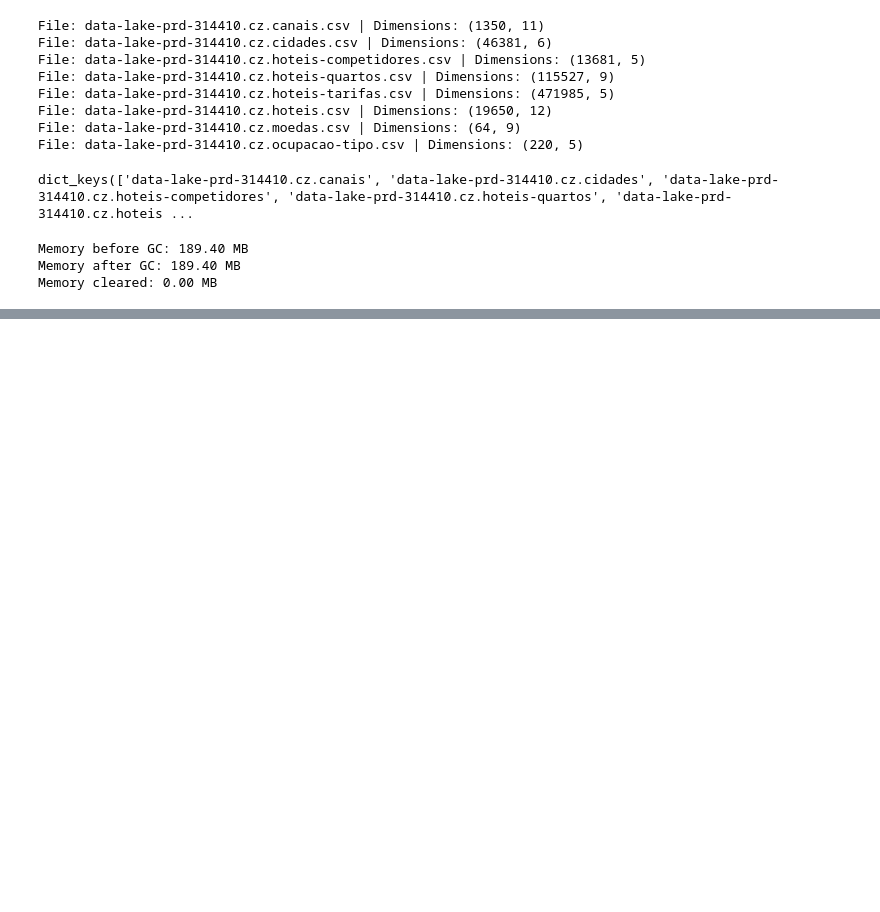
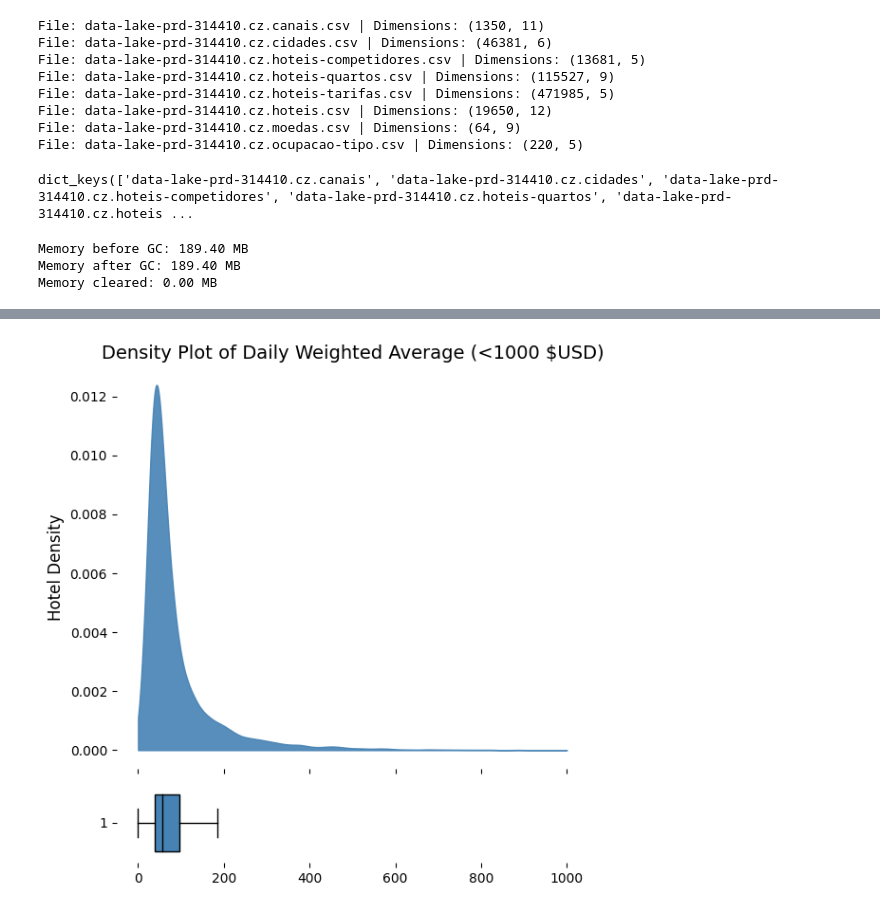
Before and after one commit to Le-bruit-de-nos-pas/hotels_brazil_googlecloud, a Jupyter notebook: hotels_chanels_comib.ipynb, the cells around one changed output, grey strips where cells are left out. Drawn from its saved outputs; the diff is of its cells as text; code cells hidden in the pictures; blank space fills up the shorter version.

```diff
--- a/hotels_chanels_comib.ipynb
+++ b/hotels_chanels_comib.ipynb
@@ -84,0 +126,3 @@ Memory cleared: 0.00 MB
+# %%
+data_lake_prd_314410_cz_pull_pesquisas_average_price_hotel_currency = pd.read_csv('c:\\Users\\paulo\\Desktop\\hotels brazil\\data\\other\\data-lake-prd-314410.cz.pull-pesquisas_average_price_hotel_currency.csv')
+data_lake_prd_314410_cz_moedas = pd.read_csv('c:\\Users\\paulo\\Desktop\\hotels brazil\\data\\lookups\\data-lake-prd-314410.cz.moedas.csv')
@@ -84,0 +138,12 @@ Memory cleared: 0.00 MB
+# %%
+data_lake_prd_314410_cz_pull_pesquisas_average_price_hotel_currency['weighted_mean_diaria_usd'] = \
+    data_lake_prd_314410_cz_pull_pesquisas_average_price_hotel_currency['weighted_mean_diaria'] * \
+        data_lake_prd_314410_cz_pull_pesquisas_average_price_hotel_currency['Cotacao_USD']
+# %%
+
+# Filter the DataFrame to keep only the rows where 'weighted_mean_diaria_usd' <= 1000
+filtered_df = data_lake_prd_314410_cz_pull_pesquisas_average_price_hotel_currency[data_lake_prd_314410_cz_pull_pesquisas_average_price_hotel_currency['weighted_mean_diaria_usd'] <= 1000]
+filtered_df = filtered_df[~filtered_df['weighted_mean_diaria_usd'].isin([float('inf'), -float('inf')])]
+filtered_df = filtered_df.dropna(subset=['weighted_mean_diaria_usd'])
+filtered_df = filtered_df['weighted_mean_diaria_usd']
+filtered_df
@@ -84,0 +163,36 @@ Memory cleared: 0.00 MB
+# %%
+
+
+# Plot the density using scipy's gaussian_kde
+kde = gaussian_kde(filtered_df)
+x = np.linspace(filtered_df.min(), filtered_df.max(), 1000)
+y = kde(x)
+
+# Create the figure and axes
+fig, (ax1, ax2) = plt.subplots(2, 1, figsize=(6, 6), gridspec_kw={'height_ratios': [5, 1]}, sharex=True)
+
+# --- First plot (Density plot) ---
+ax1.fill_between(x, y, color='steelblue', alpha=0.9)
+ax1.set_ylabel('Hotel Density', fontsize=12)
+ax1.set_title('Density Plot of Daily Weighted Average (<1000 $USD)', fontsize=14)
+
+# Remove the frame (spines) from the density plot
+for spine in ax1.spines.values():
+    spine.set_visible(False)
+
+# --- Second plot (Boxplot) ---
+ax2.boxplot(filtered_df, vert=False, patch_artist=True,
+            boxprops=dict(facecolor='steelblue', color='black'),
+            medianprops=dict(color='black'),
+            showfliers=False,   # Hide the outliers
+            widths=0.7),         # Make the box wider
+
+# Remove the frame (spines) from the boxplot
+for spine in ax2.spines.values():
+    spine.set_visible(False)
+
+# Display the plot
+plt.tight_layout()
+plt.show()
+# %% [output]
+[figure, added]
```
Also changed, not shown: parts of 10 cells of this notebook.
